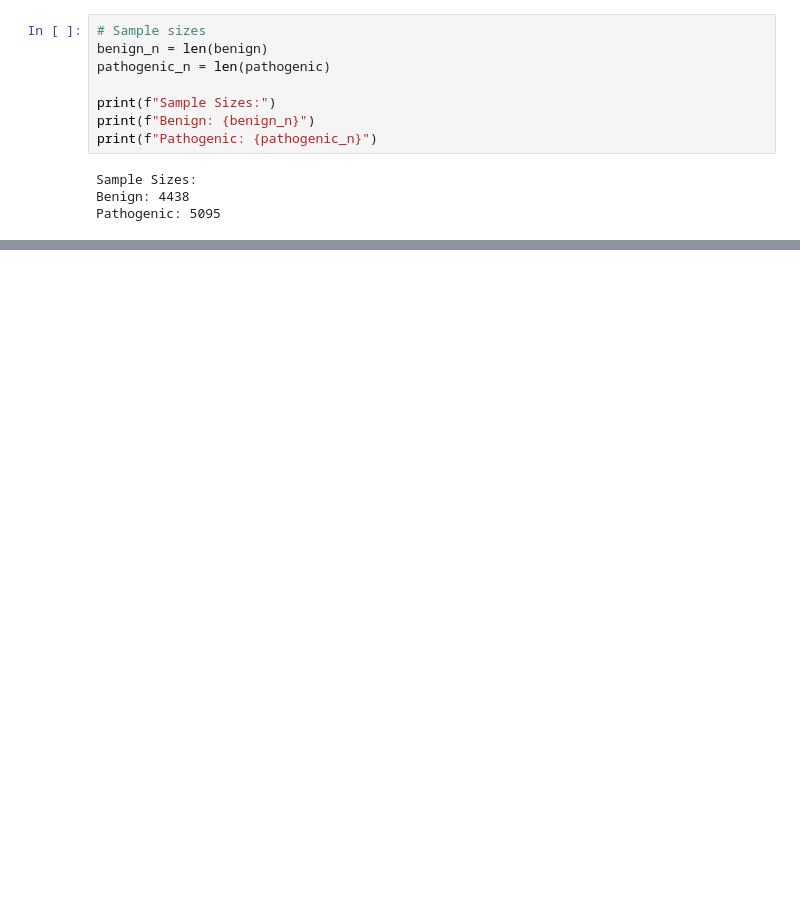
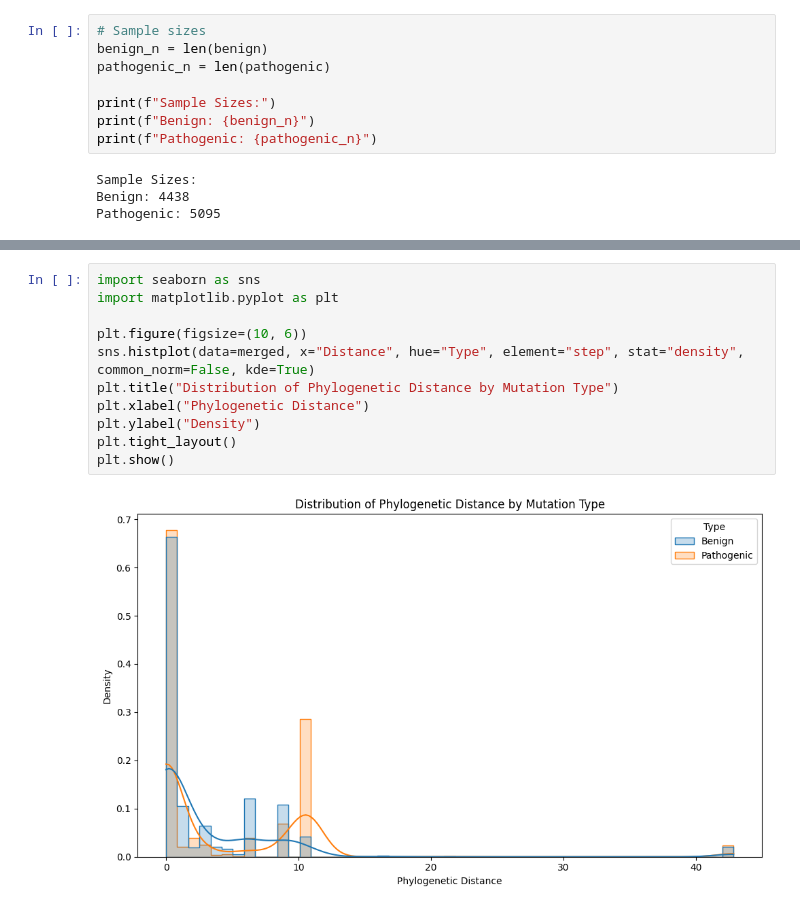
Before and after one commit to annabelrice30/Annabel-BSc-Project, a Jupyter notebook: Phylogenetic Distances/Phylogenetic distances.ipynb, the cells around one changed output, grey strips where cells are left out. Cells and saved outputs as stored; diff of their text form; blank space fills up the shorter version.

```diff
--- a/Phylogenetic Distances/Phylogenetic distances.ipynb
+++ b/Phylogenetic Distances/Phylogenetic distances.ipynb
@@ -241,0 +343,13 @@ Pathogenic: 5095
+# %%
+import seaborn as sns
+import matplotlib.pyplot as plt
+
+plt.figure(figsize=(10, 6))
+sns.histplot(data=merged, x="Distance", hue="Type", element="step", stat="density", common_norm=False, kde=True)
+plt.title("Distribution of Phylogenetic Distance by Mutation Type")
+plt.xlabel("Phylogenetic Distance")
+plt.ylabel("Density")
+plt.tight_layout()
+plt.show()
+# %% [output]
+[figure, added]
```
Also changed, not shown: parts of 11 cells of this notebook, 24 other files.
